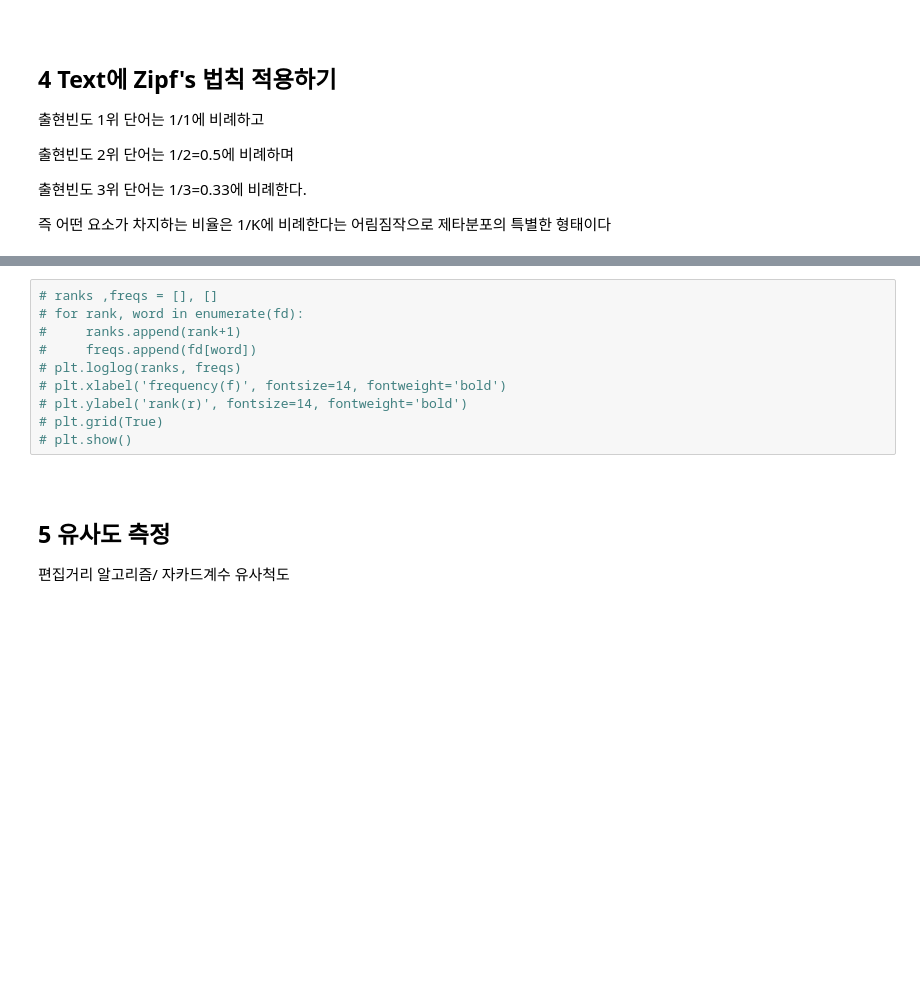
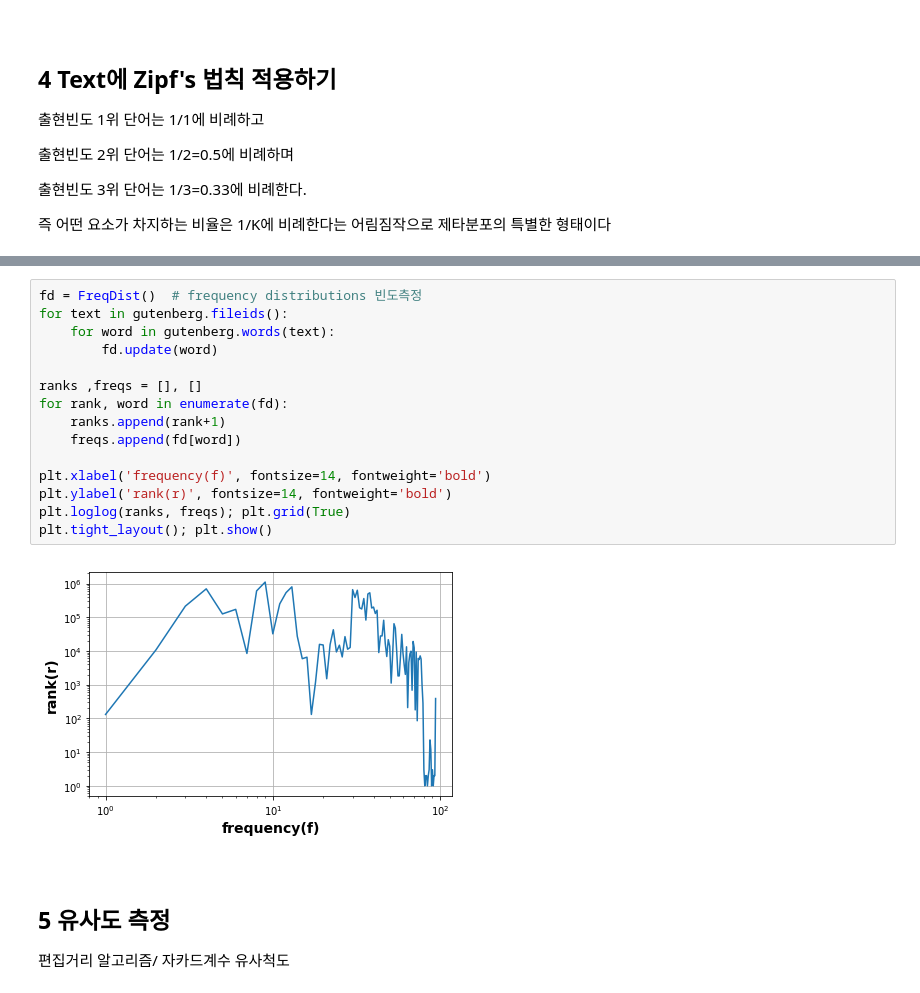
Before and after one commit to Queie/TensorFlow, a Jupyter notebook: 01.Tokenize.ipynb, the cells around one changed output, grey strips where cells are left out. Saved outputs shown, nothing was run; the diff lists cells and outputs as text; blank space fills up the shorter version.

```diff
--- a/01.Tokenize.ipynb
+++ b/01.Tokenize.ipynb
@@ -264,13 +270,20 @@ fdist.items()
 # %%
-# ranks ,freqs = [], []
-# for rank, word in enumerate(fd):
-#     ranks.append(rank+1)
-#     freqs.append(fd[word])
-# plt.loglog(ranks, freqs)
-# plt.xlabel('frequency(f)', fontsize=14, fontweight='bold')
-# plt.ylabel('rank(r)', fontsize=14, fontweight='bold')
-# plt.grid(True)
-# plt.show()
+fd = FreqDist()  # frequency distributions 빈도측정
+for text in gutenberg.fileids():
+    for word in gutenberg.words(text):
+        fd.update(word)
+
+ranks ,freqs = [], []
+for rank, word in enumerate(fd):
+    ranks.append(rank+1)
+    freqs.append(fd[word])
+
+plt.xlabel('frequency(f)', fontsize=14, fontweight='bold')
+plt.ylabel('rank(r)', fontsize=14, fontweight='bold')
+plt.loglog(ranks, freqs); plt.grid(True)
+plt.tight_layout(); plt.show()
+# %% [output]
+[figure, added]
 # %% [markdown]
 <br></br>
 ## 5 유사도 측정
```
Also changed, not shown: parts of 6 cells of this notebook.
